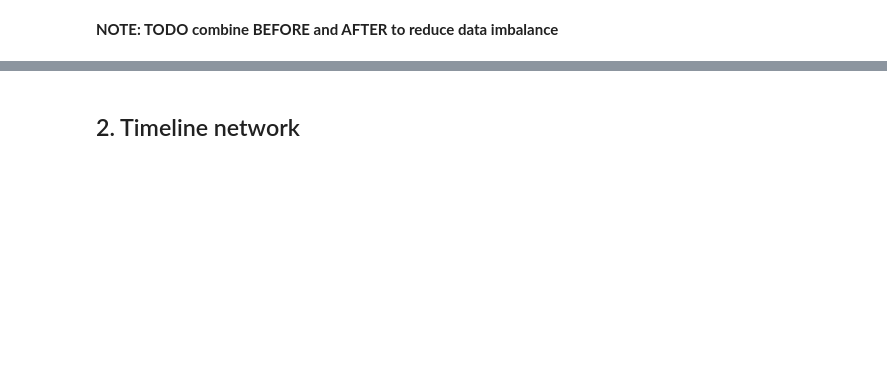
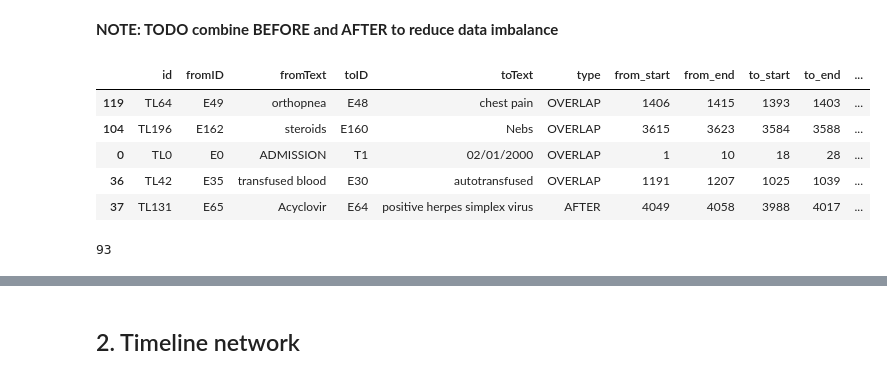
Before and after one commit to wtgme/Temporal_relation, a Jupyter notebook: temp_links.ipynb, the cells around one changed output, grey strips where cells are left out. Drawn from its saved outputs; the diff is of its cells as text; code cells hidden in the pictures; blank space fills up the shorter version.

```diff
--- a/temp_links.ipynb
+++ b/temp_links.ipynb
@@ -164,3 +214,16 @@ AFTER       2589
 Name: count, dtype: int64
 # %% [markdown]
 **NOTE: TODO combine BEFORE and AFTER to reduce data imbalance**
+# %%
+link_df.sample(5)
+# %% [output]
+|  | id | fromID | fromText | toID | toText | type | from_start | from_end | to_start | to_end | ... |
+| 119 | TL64 | E49 | orthopnea | E48 | chest pain | OVERLAP | 1406 | 1415 | 1393 | 1403 | ... |
+| 104 | TL196 | E162 | steroids | E160 | Nebs | OVERLAP | 3615 | 3623 | 3584 | 3588 | ... |
+| 0 | TL0 | E0 | ADMISSION | T1 | 02/01/2000 | OVERLAP | 1 | 10 | 18 | 28 | ... |
+| 36 | TL42 | E35 | transfused blood | E30 | autotransfused | OVERLAP | 1191 | 1207 | 1025 | 1039 | ... |
+| 37 | TL131 | E65 | Acyclovir | E64 | positive herpes simplex virus | AFTER | 4049 | 4058 | 3988 | 4017 | ... |
+# %%
+len('Her lipids were checked with a total cholesterol of 110 , triglycerides 59 , HDL32 , LDL 64 .')
+# %% [output]
+93
```
Also changed, not shown: parts of 63 cells of this notebook, 1 other file.
